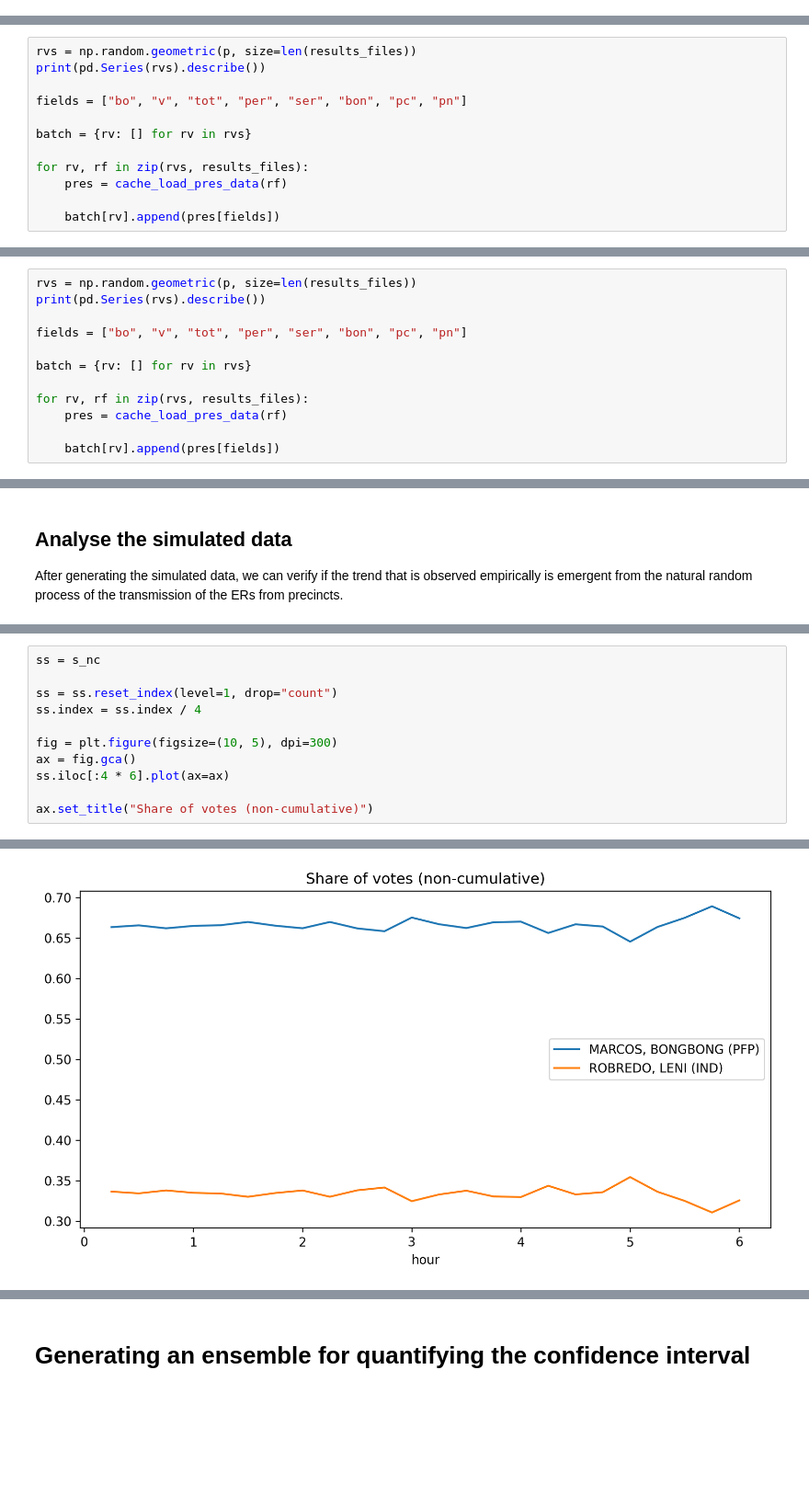
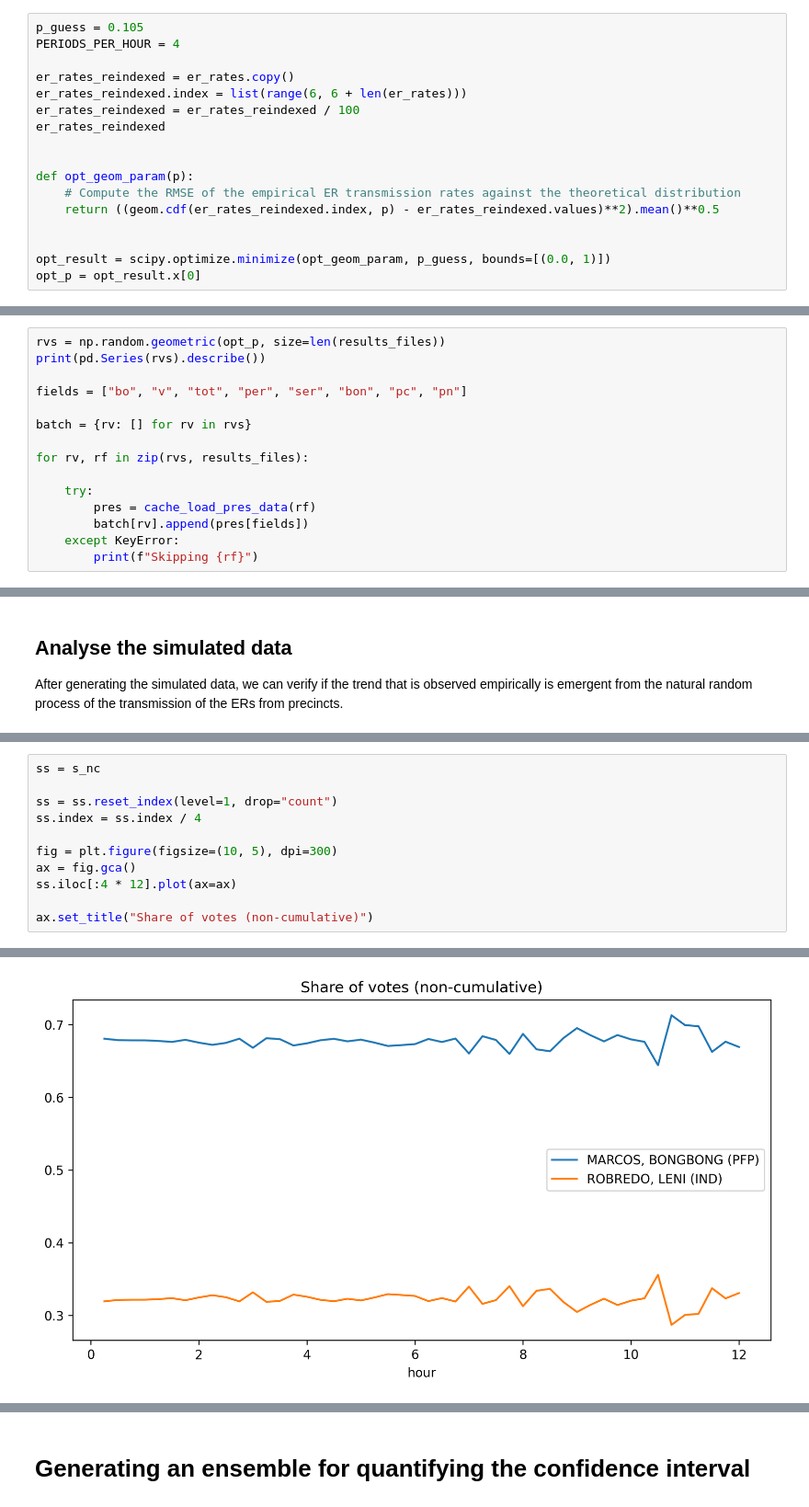
Before and after one commit to avsolatorio/philippine-elections-2022, a Jupyter notebook: ppc-transmission-simulation.ipynb, the cells around one changed output, grey strips where cells are left out. Shown at 92% size. Saved outputs shown, nothing was run; the diff lists cells and outputs as text; blank space fills up the shorter version.

```diff
--- a/ppc-transmission-simulation.ipynb
+++ b/ppc-transmission-simulation.ipynb
@@ -106,0 +110,17 @@ dtype: float64
+# %%
+p_guess = 0.105
+PERIODS_PER_HOUR = 4
+
+er_rates_reindexed = er_rates.copy()
+er_rates_reindexed.index = list(range(6, 6 + len(er_rates)))
+er_rates_reindexed = er_rates_reindexed / 100
+er_rates_reindexed
+
+
+def opt_geom_param(p):
+    # Compute the RMSE of the empirical ER transmission rates against the theoretical distribution
+    return ((geom.cdf(er_rates_reindexed.index, p) - er_rates_reindexed.values)**2).mean()**0.5
+
+
+opt_result = scipy.optimize.minimize(opt_geom_param, p_guess, bounds=[(0.0, 1)])
+opt_p = opt_result.x[0]
@@ -147,7 +163,7 @@ The next code block simulates the random receiving of ERs by the COMELEC servers
 
 Each ER is assumed to successfully transmit to the server in a random process, modeled by a geometric distribution.
 # %%
-rvs = np.random.geometric(p, size=len(results_files))
+rvs = np.random.geometric(opt_p, size=len(results_files))
 print(pd.Series(rvs).describe())
 
 fields = ["bo", "v", "tot", "per", "ser", "bon", "pc", "pn"]
@@ -155,7 +171,10 @@ fields = ["bo", "v", "tot", "per", "ser", "bon", "pc", "pn"]
 batch = {rv: [] for rv in rvs}
 
 for rv, rf in zip(rvs, results_files):
-    pres = cache_load_pres_data(rf)
 
-    batch[rv].append(pres[fields])
+    try:
+        pres = cache_load_pres_data(rf)
+        batch[rv].append(pres[fields])
+    except KeyError:
+        print(f"Skipping {rf}")
 # %% [output]
@@ -171,12 +190,0 @@ dtype: float64
-# %%
-rvs = np.random.geometric(p, size=len(results_files))
-print(pd.Series(rvs).describe())
-
-fields = ["bo", "v", "tot", "per", "ser", "bon", "pc", "pn"]
-
-batch = {rv: [] for rv in rvs}
-
-for rv, rf in zip(rvs, results_files):
-    pres = cache_load_pres_data(rf)
-
-    batch[rv].append(pres[fields])
@@ -267,17 +265,17 @@ s_nc
 # %%
 ss = s_nc
 
 ss = ss.reset_index(level=1, drop="count")
 ss.index = ss.index / 4
 
 fig = plt.figure(figsize=(10, 5), dpi=300)
 ax = fig.gca()
-ss.iloc[:4 * 6].plot(ax=ax)
+ss.iloc[:4 * 12].plot(ax=ax)
 
 ax.set_title("Share of votes (non-cumulative)")
 # %% [output]
 Text(0.5, 1.0, 'Share of votes (non-cumulative)')
-[figure, old version]
+[figure, new version]
 # %%
 s_cu = sub_data.cumsum().divide(sub_data.cumsum().sum(axis=1), axis=0)
 s_cu
```
Also changed, not shown: parts of 16 cells of this notebook, 1 other file.
